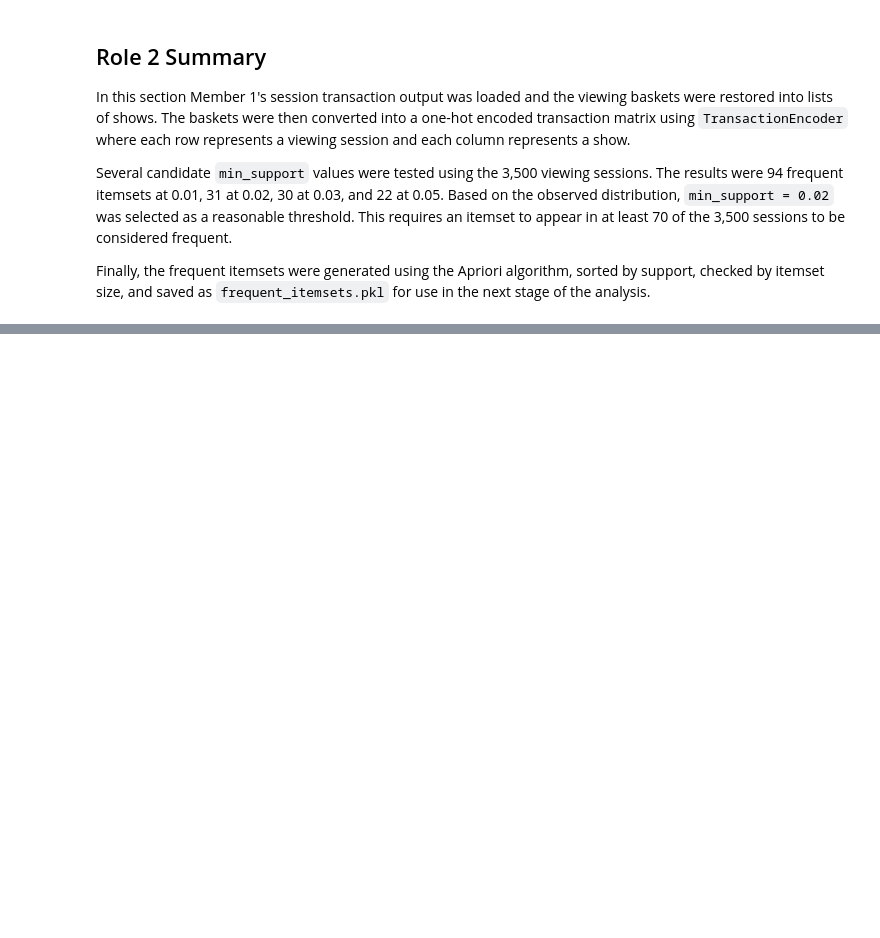
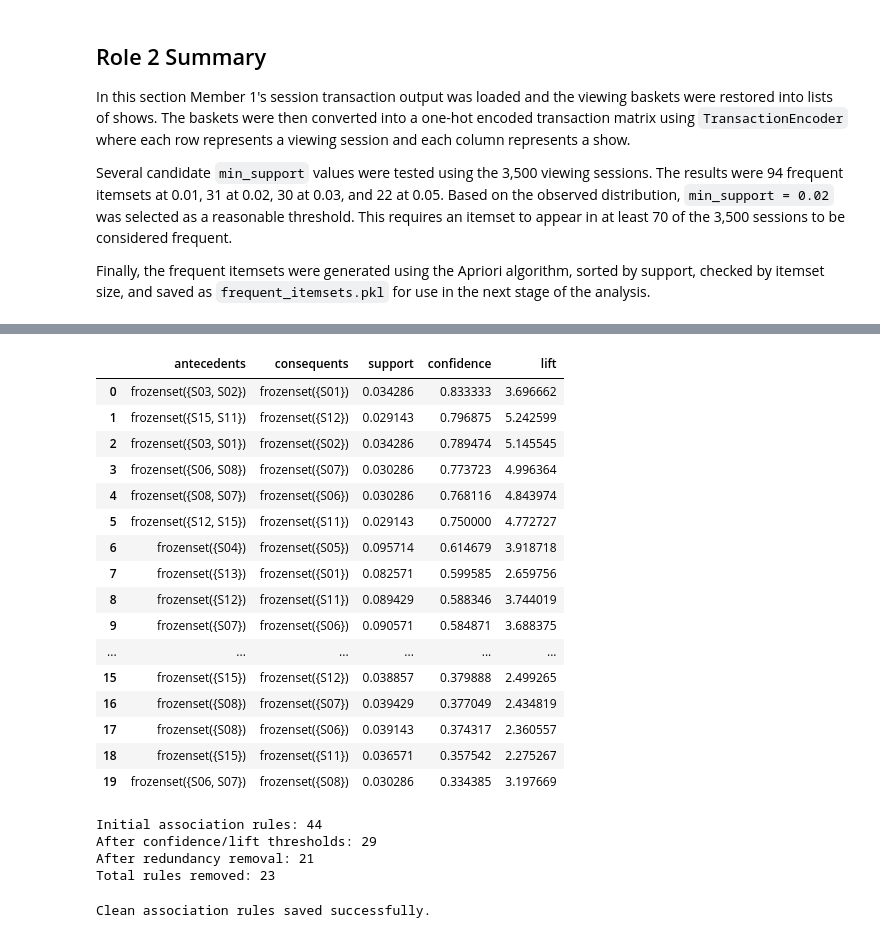
Before and after one commit to GraceChelangat/AssociationRuleMining-C1, a Jupyter notebook: notebooks/association_rule_mining.ipynb, the cells around one changed output, grey strips where cells are left out. Saved outputs shown, nothing was run; the diff lists cells and outputs as text; code cells hidden in the pictures; blank space fills up the shorter version.

```diff
--- a/notebooks/association_rule_mining.ipynb
+++ b/notebooks/association_rule_mining.ipynb
@@ -457,0 +669,4 @@ Finally, the frequent itemsets were generated using the Apriori algorithm, sorte
+# %%
+rules_clean = rules_filtered.copy()
+
+print("Rules before redundancy removal:", len(rules_clean))
@@ -457,0 +769,57 @@ Finally, the frequent itemsets were generated using the Apriori algorithm, sorte
+# %%
+# Remove temporary helper column
+rules_clean = rules_clean.drop(
+    columns=["direction_key"],
+    errors="ignore"
+)
+
+# Rank the remaining rules
+rules_clean = rules_clean.sort_values(
+    ["confidence", "lift"],
+    ascending=False
+).reset_index(drop=True)
+
+rules_clean[
+    ["antecedents", "consequents", "support", "confidence", "lift"]
+].head(20)
+# %% [output]
+|  | antecedents | consequents | support | confidence | lift |
+| 0 | frozenset({S03, S02}) | frozenset({S01}) | 0.034286 | 0.833333 | 3.696662 |
+| 1 | frozenset({S15, S11}) | frozenset({S12}) | 0.029143 | 0.796875 | 5.242599 |
+| 2 | frozenset({S03, S01}) | frozenset({S02}) | 0.034286 | 0.789474 | 5.145545 |
+| 3 | frozenset({S06, S08}) | frozenset({S07}) | 0.030286 | 0.773723 | 4.996364 |
+| 4 | frozenset({S08, S07}) | frozenset({S06}) | 0.030286 | 0.768116 | 4.843974 |
+| 5 | frozenset({S12, S15}) | frozenset({S11}) | 0.029143 | 0.750000 | 4.772727 |
+| 6 | frozenset({S04}) | frozenset({S05}) | 0.095714 | 0.614679 | 3.918718 |
+| 7 | frozenset({S13}) | frozenset({S01}) | 0.082571 | 0.599585 | 2.659756 |
+| 8 | frozenset({S12}) | frozenset({S11}) | 0.089429 | 0.588346 | 3.744019 |
+| 9 | frozenset({S07}) | frozenset({S06}) | 0.090571 | 0.584871 | 3.688375 |
+| ... | ... | ... | ... | ... | ... |
+| 15 | frozenset({S15}) | frozenset({S12}) | 0.038857 | 0.379888 | 2.499265 |
+| 16 | frozenset({S08}) | frozenset({S07}) | 0.039429 | 0.377049 | 2.434819 |
+| 17 | frozenset({S08}) | frozenset({S06}) | 0.039143 | 0.374317 | 2.360557 |
+| 18 | frozenset({S15}) | frozenset({S11}) | 0.036571 | 0.357542 | 2.275267 |
+| 19 | frozenset({S06, S07}) | frozenset({S08}) | 0.030286 | 0.334385 | 3.197669 |
+# %%
+print("Initial association rules:", len(rules_all))
+print("After confidence/lift thresholds:", len(rules_filtered))
+print("After redundancy removal:", len(rules_clean))
+print(
+    "Total rules removed:",
+    len(rules_all) - len(rules_clean)
+)
+# %% [output]
+Initial association rules: 44
+After confidence/lift thresholds: 29
+After redundancy removal: 21
+Total rules removed: 23
+# %%
+rules_clean.to_pickle("../outputs/clean_association_rules.pkl")
+rules_clean.to_csv(
+    "../outputs/clean_association_rules.csv",
+    index=False
+)
+
+print("Clean association rules saved successfully.")
+# %% [output]
+Clean association rules saved successfully.
```
Also changed, not shown: parts of 27 cells of this notebook, 3 other files.
